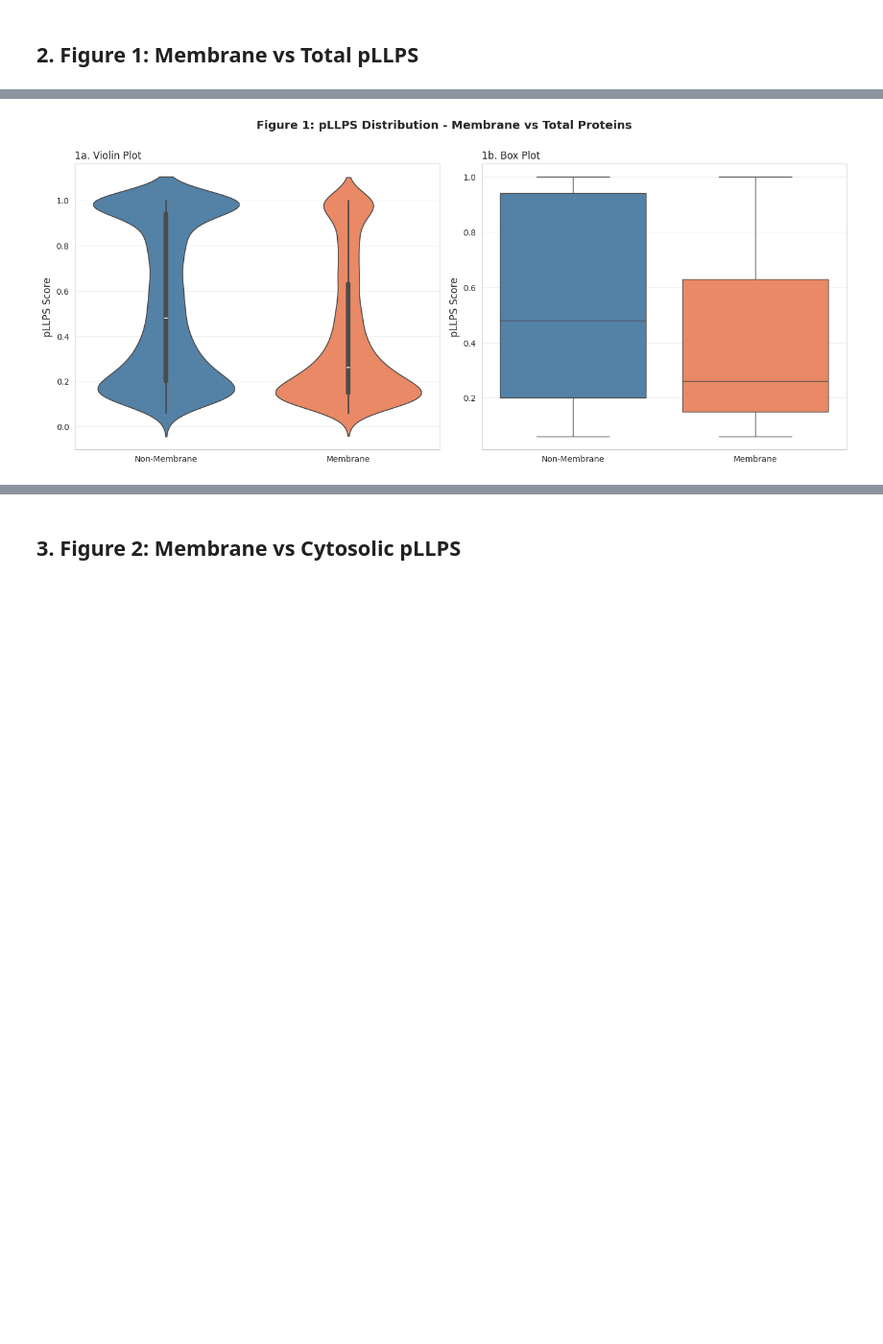
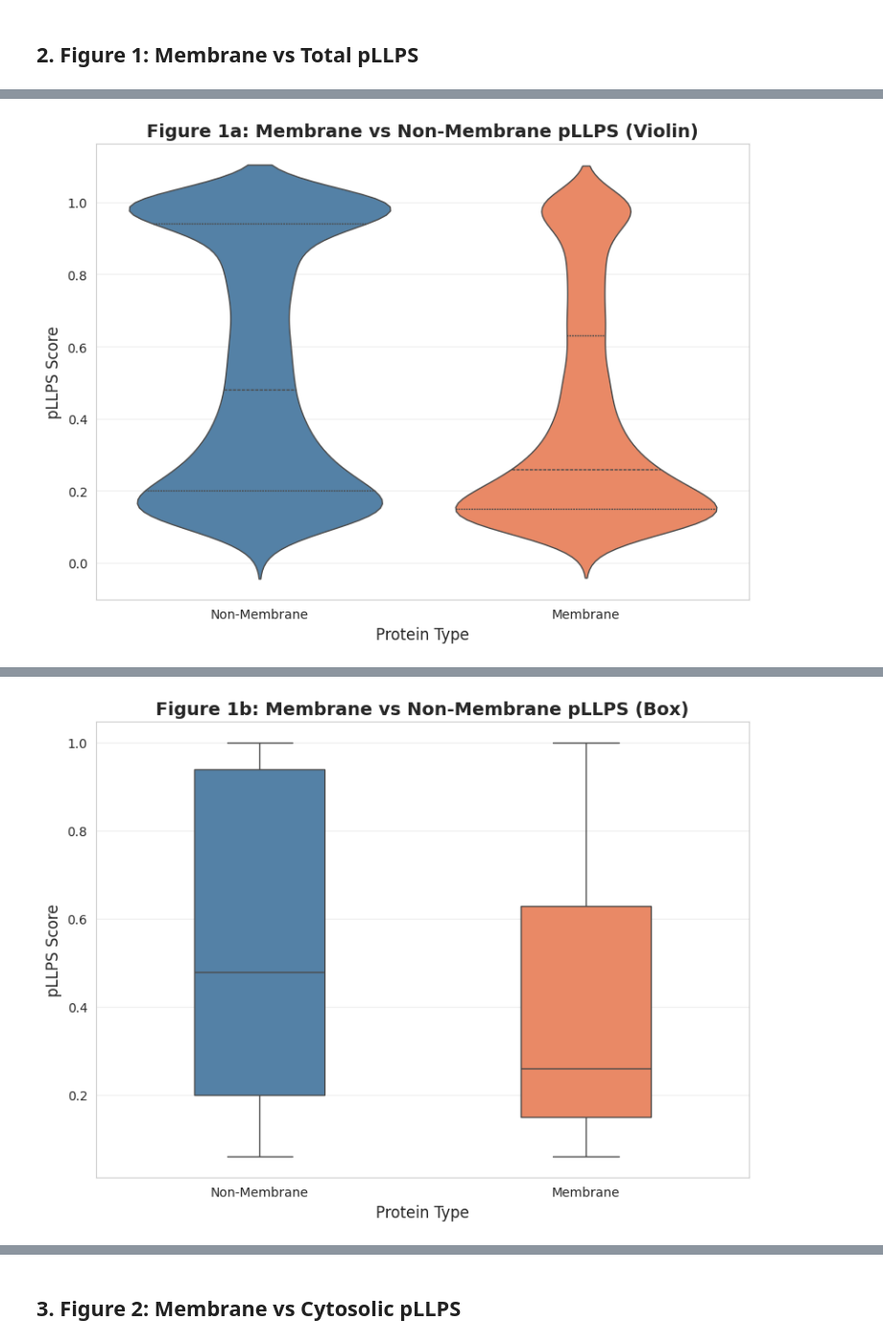
Before and after one commit to j-a-hill/mem_prot_llps, a Jupyter notebook: 07_figure_generation.ipynb, the cells around one changed output, grey strips where cells are left out. Shown at 96% size. Saved outputs shown, nothing was run; the diff lists cells and outputs as text; code cells hidden in the pictures; blank space fills up the shorter version.

```diff
--- a/07_figure_generation.ipynb
+++ b/07_figure_generation.ipynb
@@ -87,46 +87,60 @@ print(f"\n🔍 Proteins: {len(df)} total, {mem_count} membrane ({mem_count/len(d
 ## 2. Figure 1: Membrane vs Total pLLPS
 # %%
 # Prepare data
+non_mem = df[~df['is_membrane']]['p(LLPS)'].dropna()
+mem = df[df['is_membrane']]['p(LLPS)'].dropna()
+
 violin_data = pd.DataFrame({
-    'pLLPS': np.concatenate([
-        df[~df['is_membrane']]['p(LLPS)'].dropna(),
-        df[df['is_membrane']]['p(LLPS)'].dropna()
-    ]),
-    'Type': ['Non-Membrane']*len(df[~df['is_membrane']]) + ['Membrane']*len(df[df['is_membrane']])
+    'pLLPS': np.concatenate([non_mem.values, mem.values]),
+    'Type': ['Non-Membrane'] * len(non_mem) + ['Membrane'] * len(mem)
 })
 
-# Create figure
-fig, axes = plt.subplots(1, 2, figsize=(14, 6))
-fig.suptitle('Figure 1: pLLPS Distribution - Membrane vs Total Proteins',
-             fontsize=14, fontweight='bold', y=1.00)
+order_type = ['Non-Membrane', 'Membrane']
+palette_type = [COLOR_PALETTE['Non-Membrane'], COLOR_PALETTE['Membrane']]
 
-# 1a. Violin plot
-ax = axes[0]
-sns.violinplot(data=violin_data, x='Type', y='pLLPS', ax=ax,
-               palette=[COLOR_PALETTE['Non-Membrane'], COLOR_PALETTE['Membrane']])
-ax.set_ylabel('pLLPS Score', fontsize=12)
-ax.set_xlabel('')
-ax.set_title('1a. Violin Plot', fontsize=12, loc='left')
-ax.grid(alpha=0.3, axis='y')
+# Figure 1a: Violin Plot
+fig1, ax1 = plt.subplots(figsize=(8, 6))
+sns.violinplot(
+    data=violin_data,
+    x='Type',
+    y='pLLPS',
+    order=order_type,
+    palette=palette_type,
+    inner='quartile',
+    linewidth=1,
+    ax=ax1
+ )
+ax1.set_title('Figure 1a: Membrane vs Non-Membrane pLLPS (Violin)', fontsize=14, fontweight='bold')
+ax1.set_ylabel('pLLPS Score', fontsize=12)
+ax1.set_xlabel('Protein Type', fontsize=12)
+ax1.grid(alpha=0.3, axis='y')
+plt.tight_layout()
+plt.savefig(fig_dir / 'fig1a_membrane_vs_total_violin.png', dpi=300, bbox_inches='tight')
+plt.show()
 
-# 1b. Box plot
-ax = axes[1]
-sns.boxplot(data=violin_data, x='Type', y='pLLPS', ax=ax,
-            palette=[COLOR_PALETTE['Non-Membrane'], COLOR_PALETTE['Membrane']])
-ax.set_ylabel('pLLPS Score', fontsize=12)
-ax.set_xlabel('')
-ax.set_title('1b. Box Plot', fontsize=12, loc='left')
-ax.grid(alpha=0.3, axis='y')
-
+# Figure 1b: Box Plot
+fig2, ax2 = plt.subplots(figsize=(8, 6))
+sns.boxplot(
+    data=violin_data,
+    x='Type',
+    y='pLLPS',
+    order=order_type,
+    palette=palette_type,
+    width=0.4,
+    showfliers=False,
+    ax=ax2
+ )
+ax2.set_title('Figure 1b: Membrane vs Non-Membrane pLLPS (Box)', fontsize=14, fontweight='bold')
+ax2.set_ylabel('pLLPS Score', fontsize=12)
+ax2.set_xlabel('Protein Type', fontsize=12)
+ax2.grid(alpha=0.3, axis='y')
 plt.tight_layout()
-plt.savefig(fig_dir / 'fig1_membrane_vs_total.png', dpi=300, bbox_inches='tight')
+plt.savefig(fig_dir / 'fig1b_membrane_vs_total_box.png', dpi=300, bbox_inches='tight')
 plt.show()
 
 # Statistics
-mem = df[df['is_membrane']]['p(LLPS)'].dropna()
-non_mem = df[~df['is_membrane']]['p(LLPS)'].dropna()
 _, p_val = stats.ttest_ind(mem, non_mem)
-print(f"\n✅ Figure 1 saved")
+print("\n✅ Figure 1 saved as separate a and b panels")
 print(f"   Membrane: n={len(mem)}, mean={mem.mean():.4f}")
 print(f"   Non-Membrane: n={len(non_mem)}, mean={non_mem.mean():.4f}")
 print(f"   T-test p: {p_val:.2e}")
@@ -141 +151 @@ Passing `palette` without assigning `hue` is deprecated and will be removed in v
-[figure, old version]
+[figure, new version]
@@ -145,0 +155 @@ Passing `palette` without assigning `hue` is deprecated and will be removed in v
+[figure, added]
```
Also changed, not shown: parts of 5 cells of this notebook, 21 other files.
